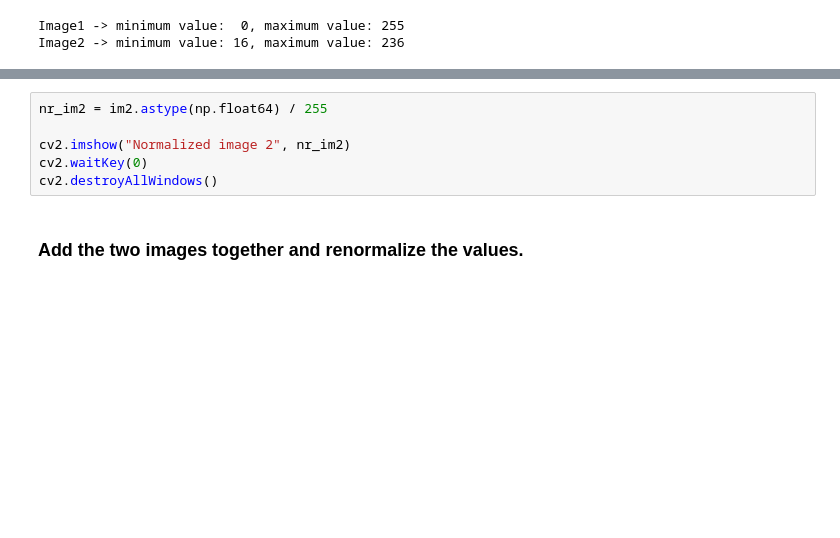
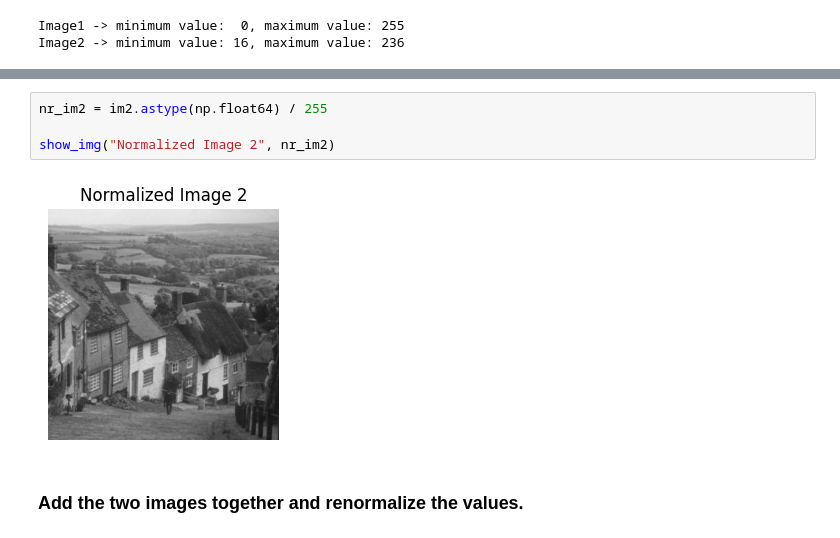
Before and after one commit to GBhavaniShankar/Geo-CV, a Jupyter notebook: Lab1/lab1.ipynb, the cells around one changed output, grey strips where cells are left out. Drawn from its saved outputs; the diff is of its cells as text; blank space fills up the shorter version.

```diff
--- a/Lab1/lab1.ipynb
+++ b/Lab1/lab1.ipynb
@@ -46,9 +52,9 @@ cv2.destroyAllWindows()
 # %%
 nr_im2 = im2.astype(np.float64) / 255
 
-cv2.imshow("Normalized image 2", nr_im2)
-cv2.waitKey(0)
-cv2.destroyAllWindows()
+show_img("Normalized Image 2", nr_im2)
+# %% [output]
+[figure, added]
 # %% [markdown]
 ### Add the two images together and renormalize the values.
 # %%
```
Also changed, not shown: parts of 8 cells of this notebook.
